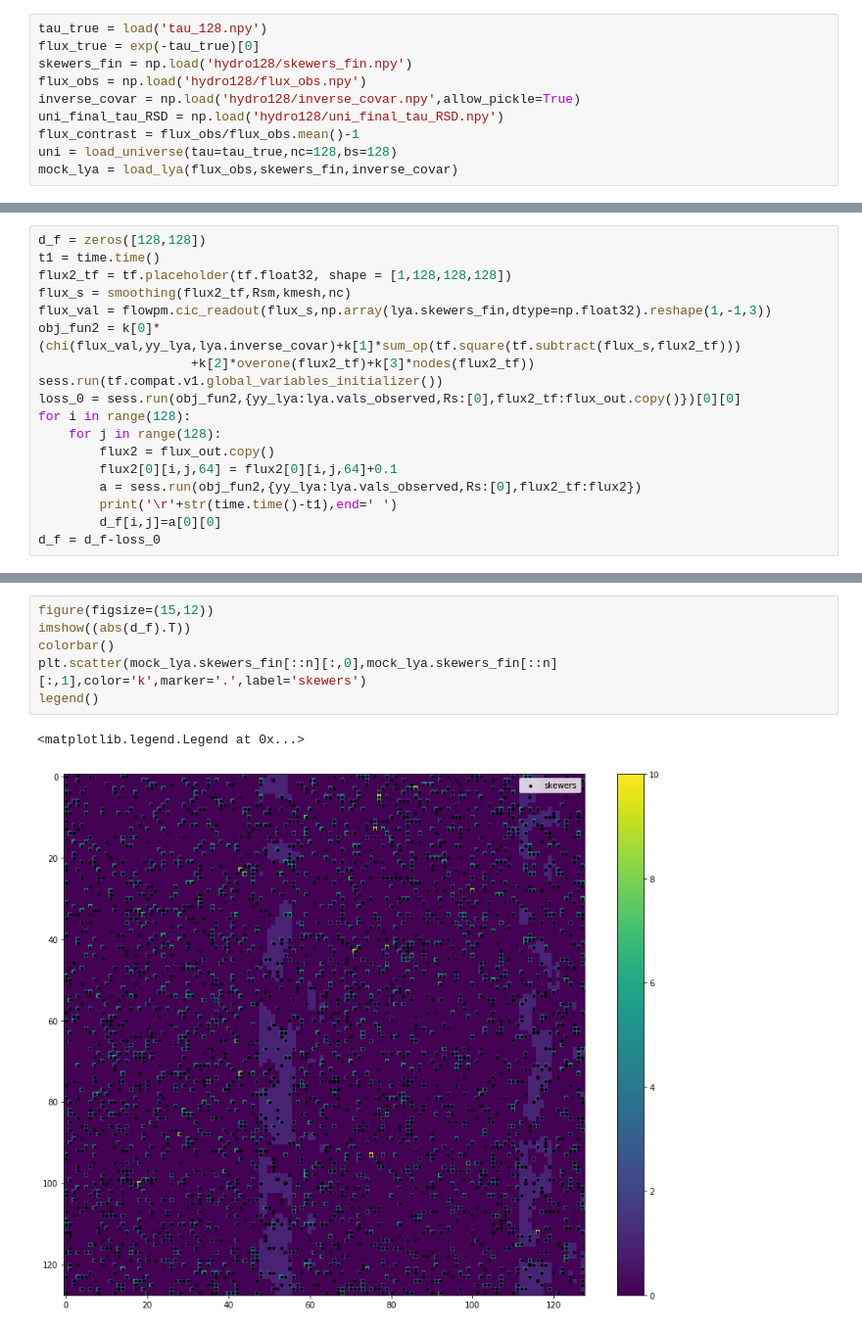
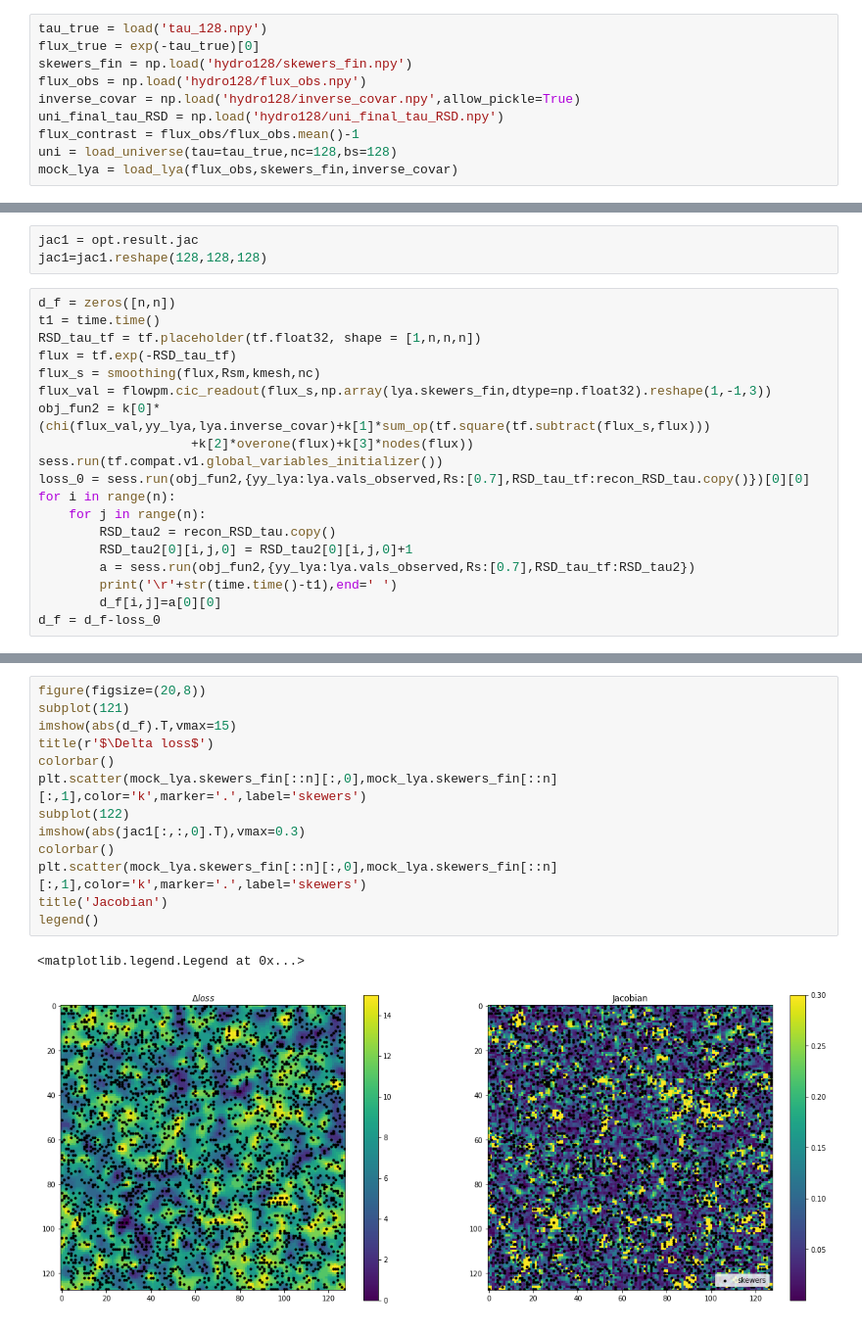
Before and after one commit to lizihao1008/Spectra, a Jupyter notebook: error analysis.ipynb, the cells around one changed output, grey strips where cells are left out. Shown at 98% size. Cells and saved outputs as stored; diff of their text form.

```diff
--- a/error analysis.ipynb
+++ b/error analysis.ipynb
@@ -161,18 +131,22 @@ colorbar()
+# %%
+jac1 = opt.result.jac
+jac1=jac1.reshape(128,128,128)
 # %%
-d_f = zeros([128,128])
+d_f = zeros([n,n])
 t1 = time.time()
-flux2_tf = tf.placeholder(tf.float32, shape = [1,128,128,128])
-flux_s = smoothing(flux2_tf,Rsm,kmesh,nc)
+RSD_tau_tf = tf.placeholder(tf.float32, shape = [1,n,n,n])
+flux = tf.exp(-RSD_tau_tf)
+flux_s = smoothing(flux,Rsm,kmesh,nc)
 flux_val = flowpm.cic_readout(flux_s,np.array(lya.skewers_fin,dtype=np.float32).reshape(1,-1,3))
-obj_fun2 = k[0]*(chi(flux_val,yy_lya,lya.inverse_covar)+k[1]*sum_op(tf.square(tf.subtract(flux_s,flux2_tf)))
-                    +k[2]*overone(flux2_tf)+k[3]*nodes(flux2_tf))
+obj_fun2 = k[0]*(chi(flux_val,yy_lya,lya.inverse_covar)+k[1]*sum_op(tf.square(tf.subtract(flux_s,flux)))
+                    +k[2]*overone(flux)+k[3]*nodes(flux))
 sess.run(tf.compat.v1.global_variables_initializer())
-loss_0 = sess.run(obj_fun2,{yy_lya:lya.vals_observed,Rs:[0],flux2_tf:flux_out.copy()})[0][0]
-for i in range(128):
-    for j in range(128):
-        flux2 = flux_out.copy()
-        flux2[0][i,j,64] = flux2[0][i,j,64]+0.1
-        a = sess.run(obj_fun2,{yy_lya:lya.vals_observed,Rs:[0],flux2_tf:flux2})
+loss_0 = sess.run(obj_fun2,{yy_lya:lya.vals_observed,Rs:[0.7],RSD_tau_tf:recon_RSD_tau.copy()})[0][0]
+for i in range(n):
+    for j in range(n):
+        RSD_tau2 = recon_RSD_tau.copy()
+        RSD_tau2[0][i,j,0] = RSD_tau2[0][i,j,0]+1
+        a = sess.run(obj_fun2,{yy_lya:lya.vals_observed,Rs:[0.7],RSD_tau_tf:RSD_tau2})
         print('\r'+str(time.time()-t1),end=' ')
         d_f[i,j]=a[0][0]
 d_f = d_f-loss_0
@@ -181,9 +186,16 @@ d_f = d_f-loss_0
 # %%
-figure(figsize=(15,12))
-imshow((abs(d_f).T))
+figure(figsize=(20,8))
+subplot(121)
+imshow(abs(d_f).T,vmax=15)
+title(r'$\Delta loss$')
 colorbar()
 plt.scatter(mock_lya.skewers_fin[::n][:,0],mock_lya.skewers_fin[::n][:,1],color='k',marker='.',label='skewers')
+subplot(122)
+imshow(abs(jac1[:,:,0].T),vmax=0.3)
+colorbar()
+plt.scatter(mock_lya.skewers_fin[::n][:,0],mock_lya.skewers_fin[::n][:,1],color='k',marker='.',label='skewers')
+title('Jacobian')
 legend()
 # %% [output]
 <matplotlib.legend.Legend at 0x...>
-[figure, old version]
+[figure, new version]
```
Also changed, not shown: parts of 11 cells of this notebook.
